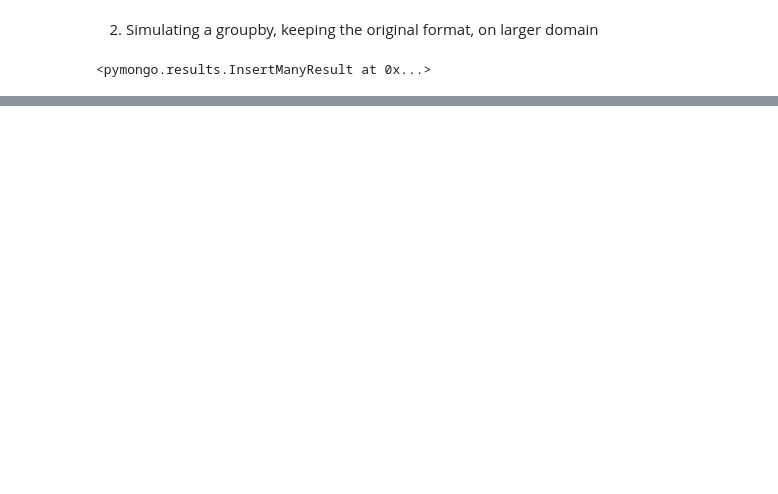
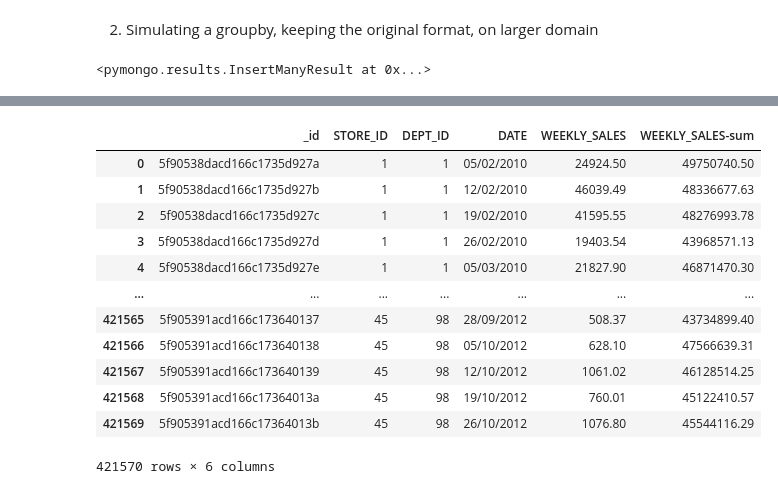
Before and after one commit to ToucanToco/python-data-prep-demo, a Jupyter notebook: Python for data prep.ipynb, the cells around one changed output, grey strips where cells are left out. Cells and saved outputs as stored; diff of their text form; code cells hidden in the pictures; blank space fills up the shorter version.

```diff
--- a/Python for data prep.ipynb
+++ b/Python for data prep.ipynb
@@ -119,6 +119,8 @@ sales_col.insert_many(data)
 # %% [output]
 <pymongo.results.InsertManyResult at 0x...>
 # %%
+%%time
+
 '''
 [
   {
@@ -128,12 +130,12 @@ sales_col.insert_many(data)
   {
     "name": "aggregate",
     "on": [
-      "Transaction_date"
+      "DATE"
     ],
     "aggregations": [
       {
         "columns": [
-          "Transaction_date"
+          "WEEKLY_SALES"
         ],
         "newcolumns": [
           "Transaction_date-sum"
@@ -145,3 +147,8 @@ sales_col.insert_many(data)
   }
 ]
 '''
+
+df = get_domain('sales')
+df['WEEKLY_SALES-sum'] = df.groupby(by=['DATE'])['WEEKLY_SALES'].transform('sum')
+df
+# %% [output]
@@ -147,0 +157,13 @@ sales_col.insert_many(data)
+|  | _id | STORE_ID | DEPT_ID | DATE | WEEKLY_SALES | WEEKLY_SALES-sum |
+| 0 | 5f90538dacd166c1735d927a | 1 | 1 | 05/02/2010 | 24924.50 | 49750740.50 |
+| 1 | 5f90538dacd166c1735d927b | 1 | 1 | 12/02/2010 | 46039.49 | 48336677.63 |
+| 2 | 5f90538dacd166c1735d927c | 1 | 1 | 19/02/2010 | 41595.55 | 48276993.78 |
+| 3 | 5f90538dacd166c1735d927d | 1 | 1 | 26/02/2010 | 19403.54 | 43968571.13 |
+| 4 | 5f90538dacd166c1735d927e | 1 | 1 | 05/03/2010 | 21827.90 | 46871470.30 |
+| ... | ... | ... | ... | ... | ... | ... |
+| 421565 | 5f905391acd166c173640137 | 45 | 98 | 28/09/2012 | 508.37 | 43734899.40 |
+| 421566 | 5f905391acd166c173640138 | 45 | 98 | 05/10/2012 | 628.10 | 47566639.31 |
+| 421567 | 5f905391acd166c173640139 | 45 | 98 | 12/10/2012 | 1061.02 | 46128514.25 |
+| 421568 | 5f905391acd166c17364013a | 45 | 98 | 19/10/2012 | 760.01 | 45122410.57 |
+| 421569 | 5f905391acd166c17364013b | 45 | 98 | 26/10/2012 | 1076.80 | 45544116.29 |
+421570 rows × 6 columns
```
Also changed, not shown: parts of 2 cells of this notebook.
